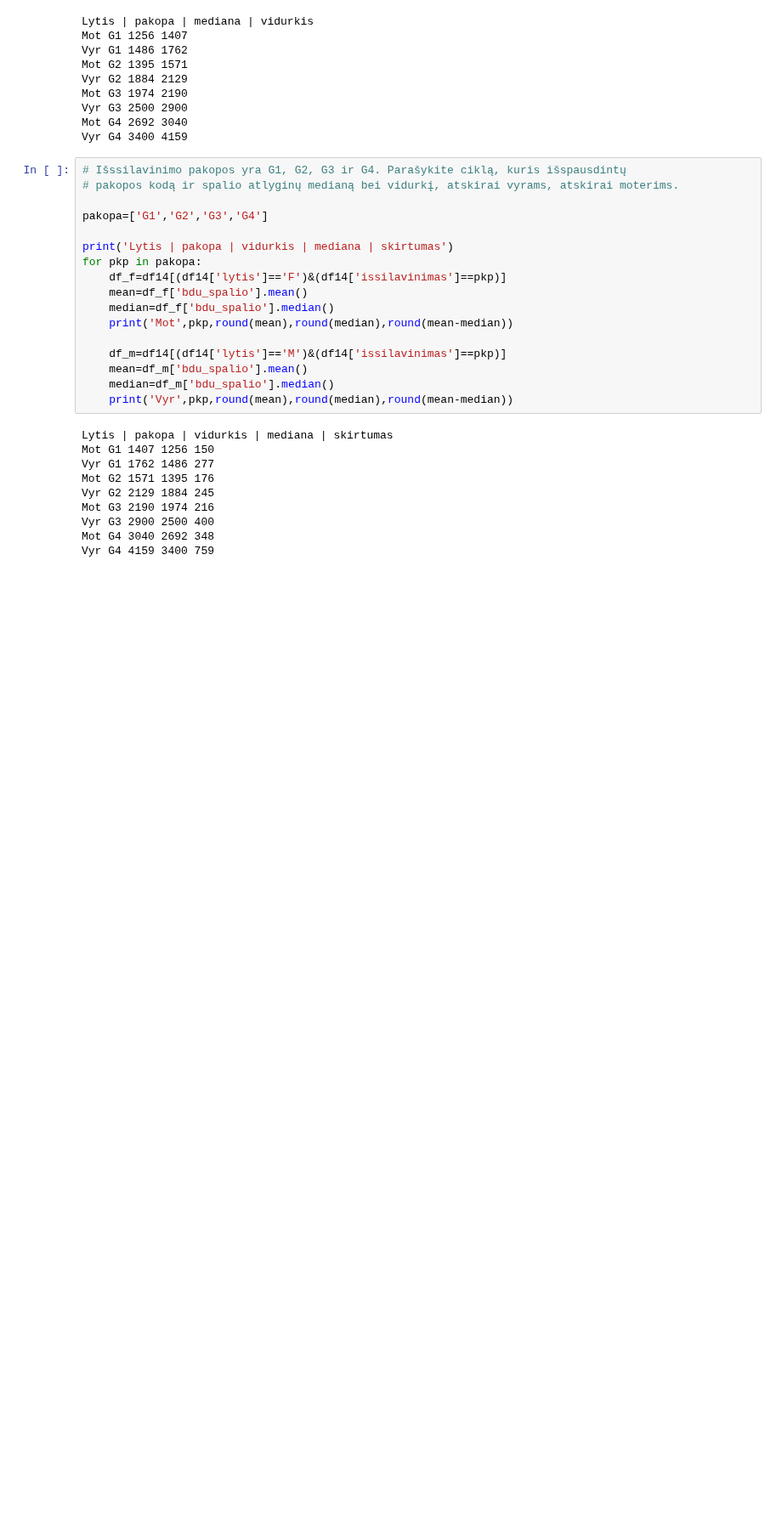
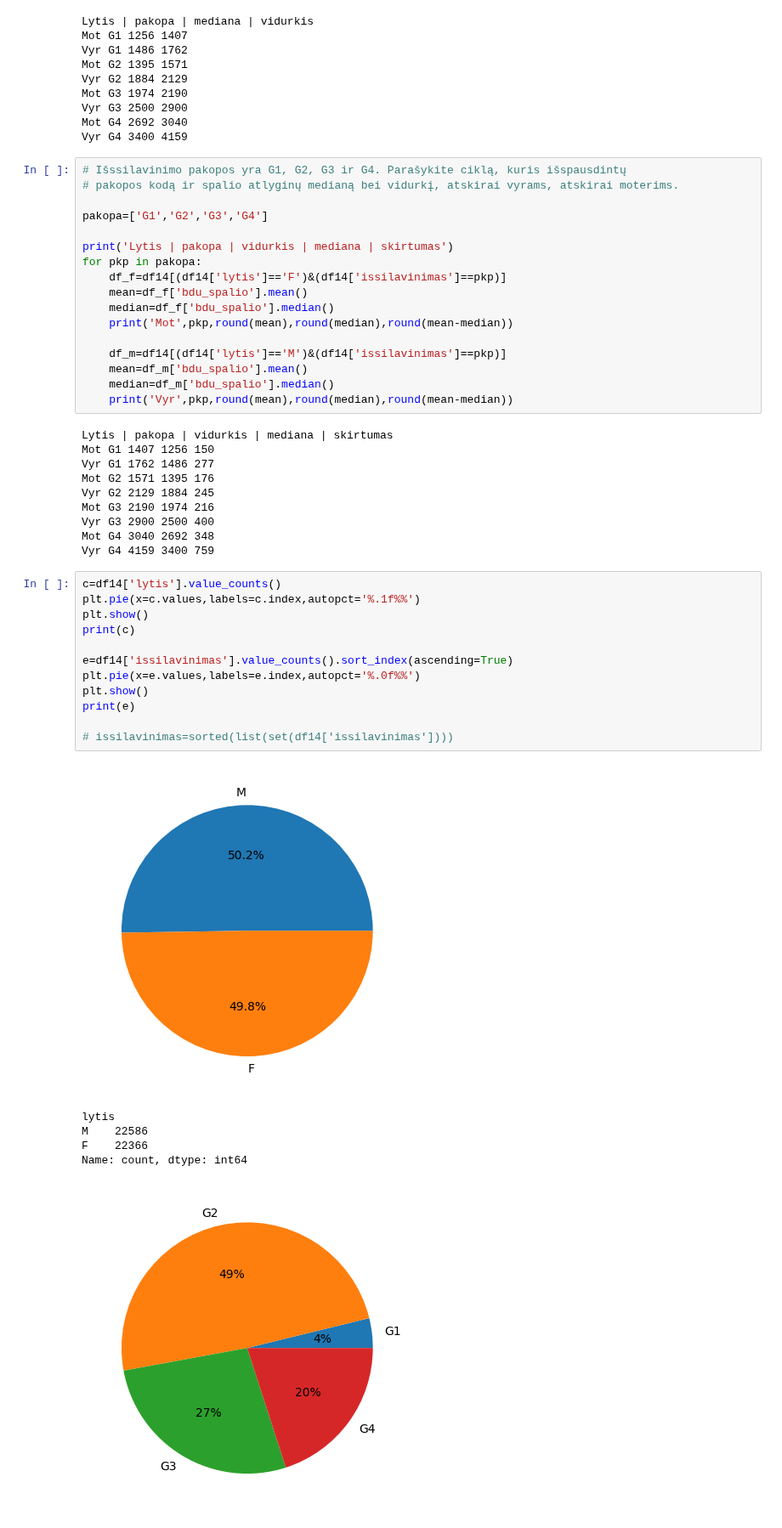
Before and after one commit to ISeeBugsEverywhere/DataScienceNotebooks, a Jupyter notebook: Studentai/MykolasOK/2024-08-29_Pandas.ipynb, the cells around one changed output. Shown at 85% size. Drawn from its saved outputs; the diff is of its cells as text; blank space fills up the shorter version.

```diff
--- a/Studentai/MykolasOK/2024-08-29_Pandas.ipynb
+++ b/Studentai/MykolasOK/2024-08-29_Pandas.ipynb
@@ -258,3 +258,22 @@ Mot G3 2190 1974 216
 Vyr G3 2900 2500 400
 Mot G4 3040 2692 348
 Vyr G4 4159 3400 759
+# %%
+c=df14['lytis'].value_counts()
+plt.pie(x=c.values,labels=c.index,autopct='%.1f%%')
+plt.show()
+print(c)
+
+e=df14['issilavinimas'].value_counts().sort_index(ascending=True)
+plt.pie(x=e.values,labels=e.index,autopct='%.0f%%')
+plt.show()
+print(e)
+
+# issilavinimas=sorted(list(set(df14['issilavinimas'])))
+# %% [output]
+[figure, added]
+lytis
+M    22586
+F    22366
+Name: count, dtype: int64
+[figure, added]
```
Also changed, not shown: parts of 2 cells of this notebook.
